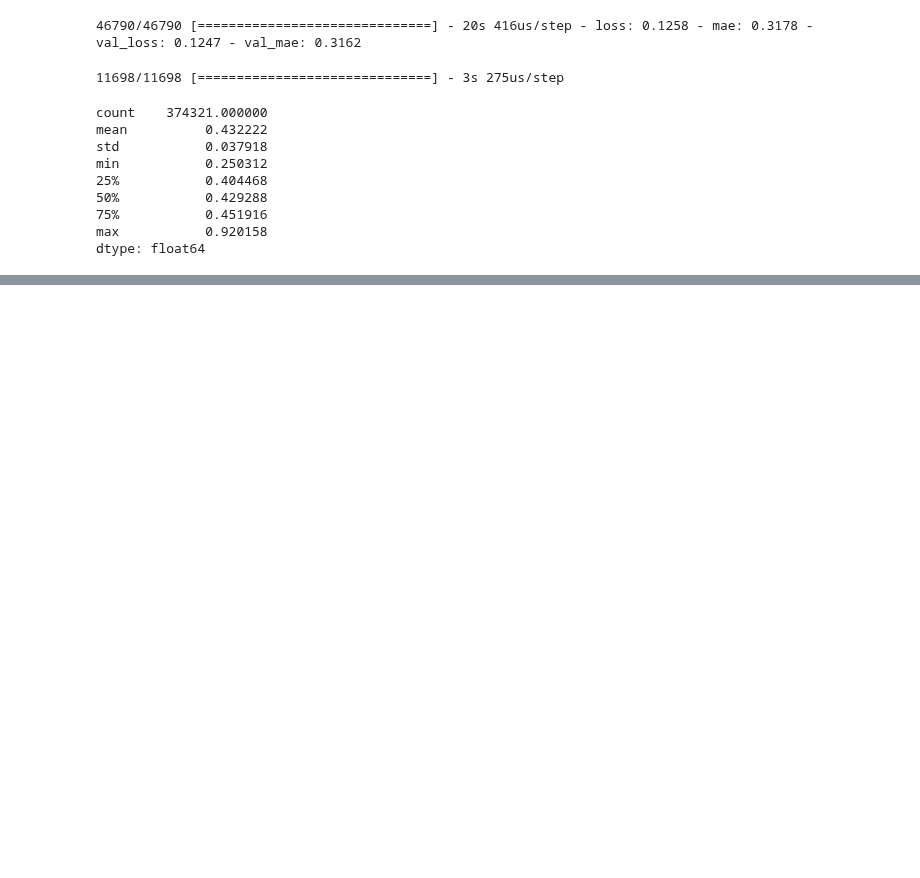
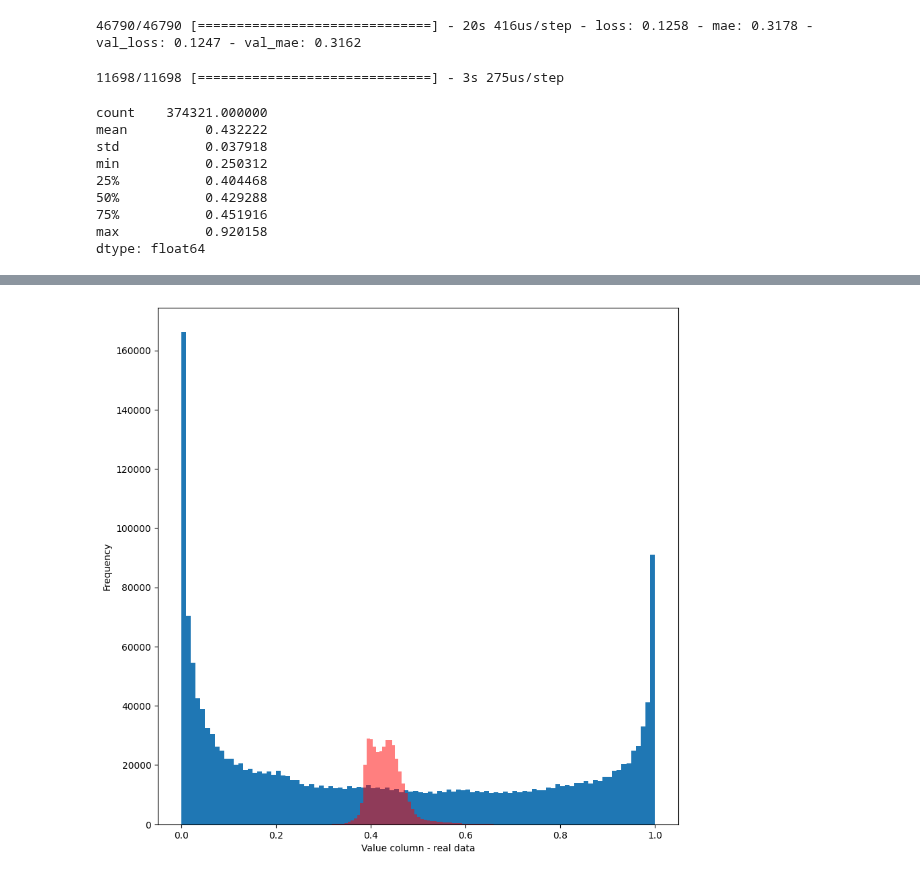
Before and after one commit to kh3dron/biz, a Jupyter notebook: models/dumb_classifier.ipynb, the cells around one changed output, grey strips where cells are left out. Cells and saved outputs as stored; diff of their text form; code cells hidden in the pictures; blank space fills up the shorter version.

```diff
--- a/models/dumb_classifier.ipynb
+++ b/models/dumb_classifier.ipynb
@@ -102,0 +106,14 @@ _ = plt.plot([-100, 100], [-100, 100])
+# %%
+# histogram of the value column
+plt.hist(df['value'], bins=100)
+plt.xlabel('Value column - real data')
+plt.ylabel('Frequency')
+plt.gcf().set_size_inches(10, 10)
+
+# overlay the predicted values on the histogram in red
+plt.hist(y_pred, bins=100, alpha=0.5, color='red')
+plt.xlabel('Value column - real data')
+plt.ylabel('Frequency')
+plt.gcf().set_size_inches(10, 10)
+# %% [output]
+[figure, added]
```
Also changed, not shown: parts of 2 cells of this notebook.
